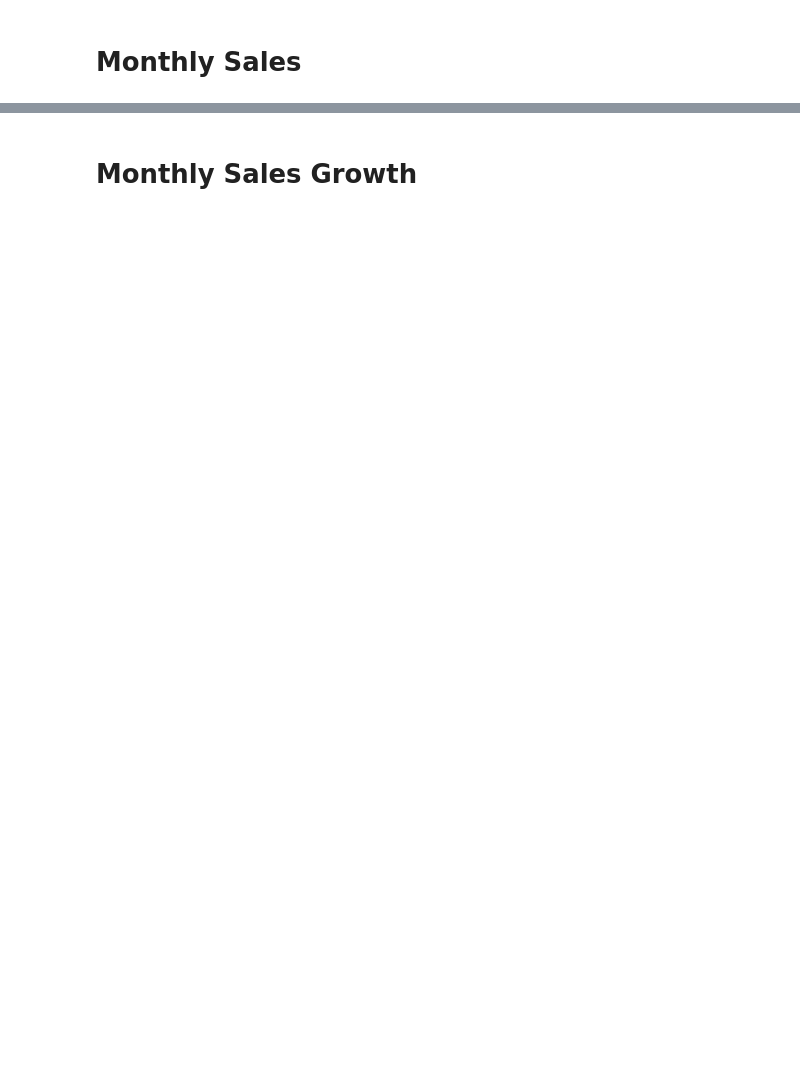
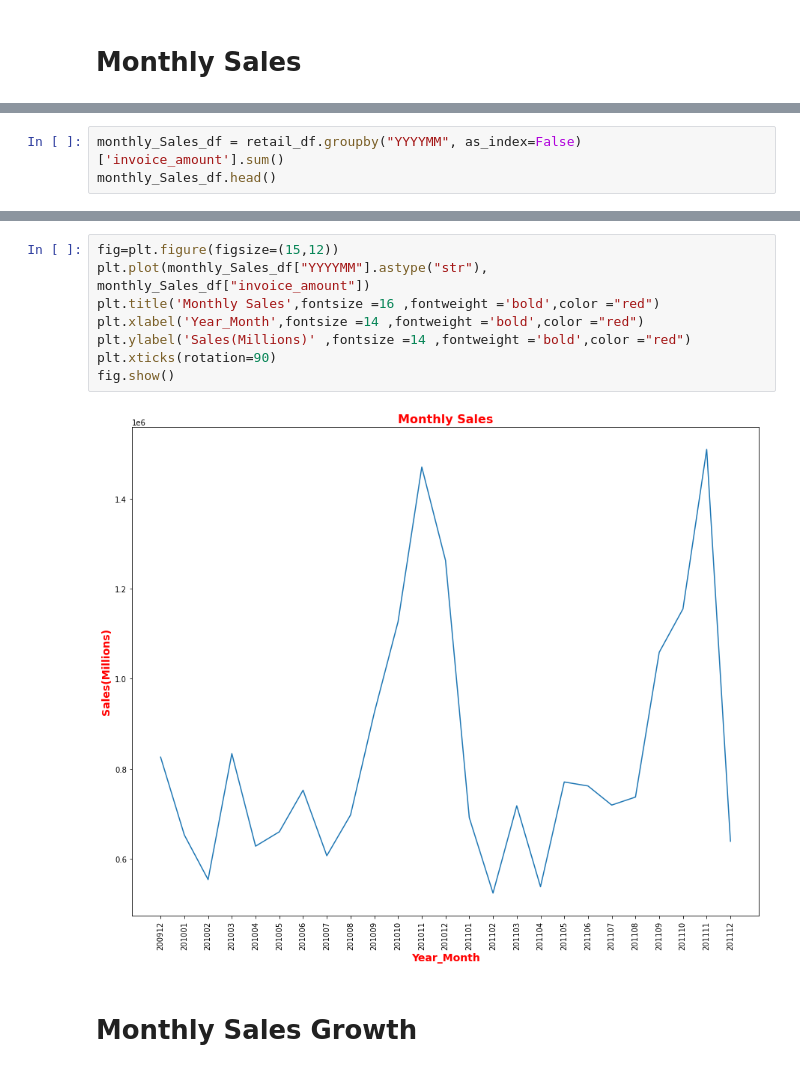
Before and after one commit to jarviscanada/jarvis_data_eng_GozdeArslan, a Jupyter notebook: python_data_analytics/python_data_wrangling/retail_data_analytics_wrangling.ipynb, the cells around one changed output, grey strips where cells are left out. Cells and saved outputs as stored; diff of their text form; blank space fills up the shorter version.

```diff
--- a/python_data_analytics/python_data_wrangling/retail_data_analytics_wrangling.ipynb
+++ b/python_data_analytics/python_data_wrangling/retail_data_analytics_wrangling.ipynb
@@ -206,0 +277,3 @@ invoice_df.head()
+# %%
+monthly_Sales_df = retail_df.groupby("YYYYMM", as_index=False)['invoice_amount'].sum()
+monthly_Sales_df.head()
@@ -207,2 +287,12 @@ invoice_df.head()
+# %%
+fig=plt.figure(figsize=(15,12))
+plt.plot(monthly_Sales_df["YYYYMM"].astype("str"), monthly_Sales_df["invoice_amount"])
+plt.title('Monthly Sales',fontsize =16 ,fontweight ='bold',color ="red")
+plt.xlabel('Year_Month',fontsize =14 ,fontweight ='bold',color ="red")
+plt.ylabel('Sales(Millions)' ,fontsize =14 ,fontweight ='bold',color ="red")
+plt.xticks(rotation=90)
+fig.show()
+# %% [output]
+[figure, added]
 # %% [markdown]
 # Monthly Sales Growth
```
Also changed, not shown: parts of 23 cells of this notebook, 8 other files.
